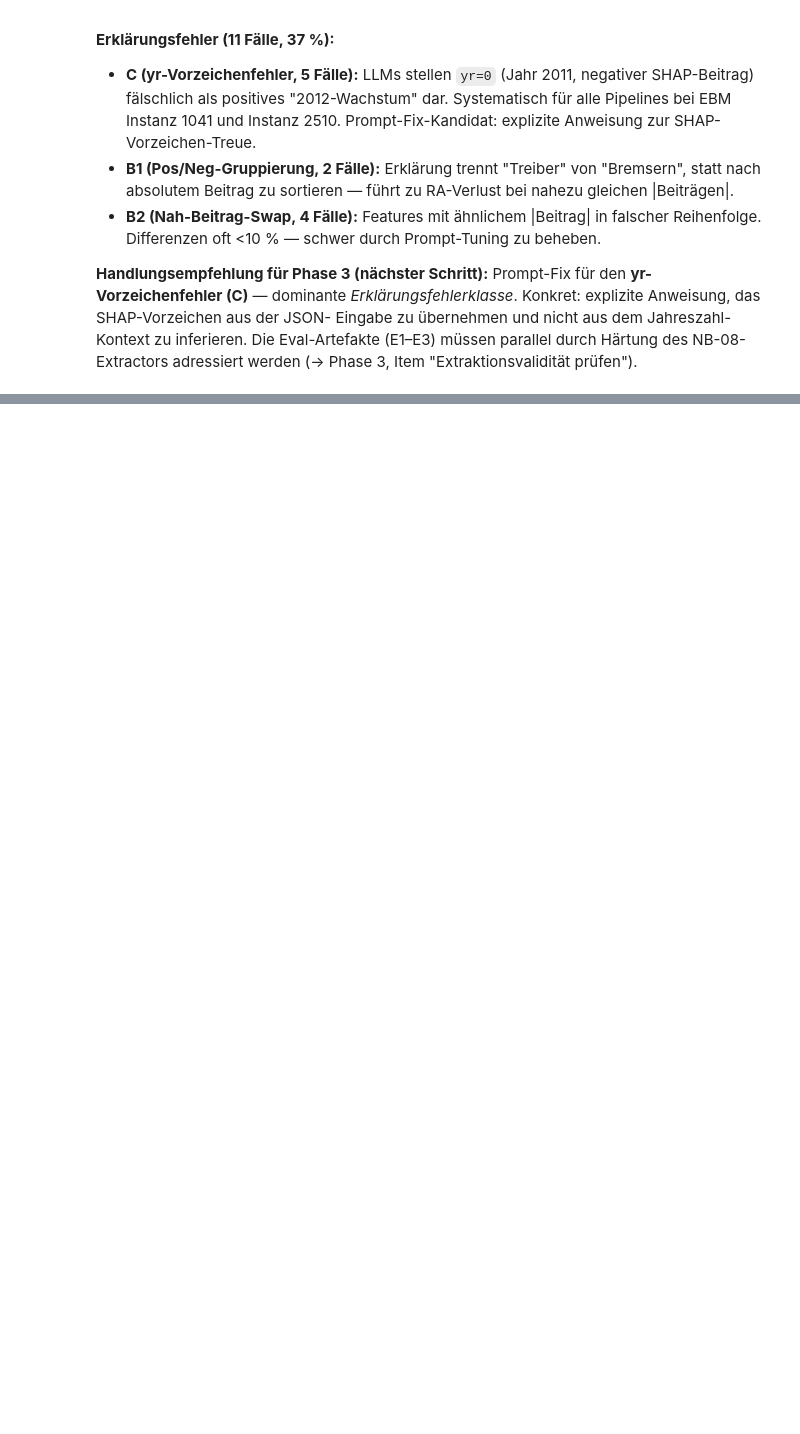
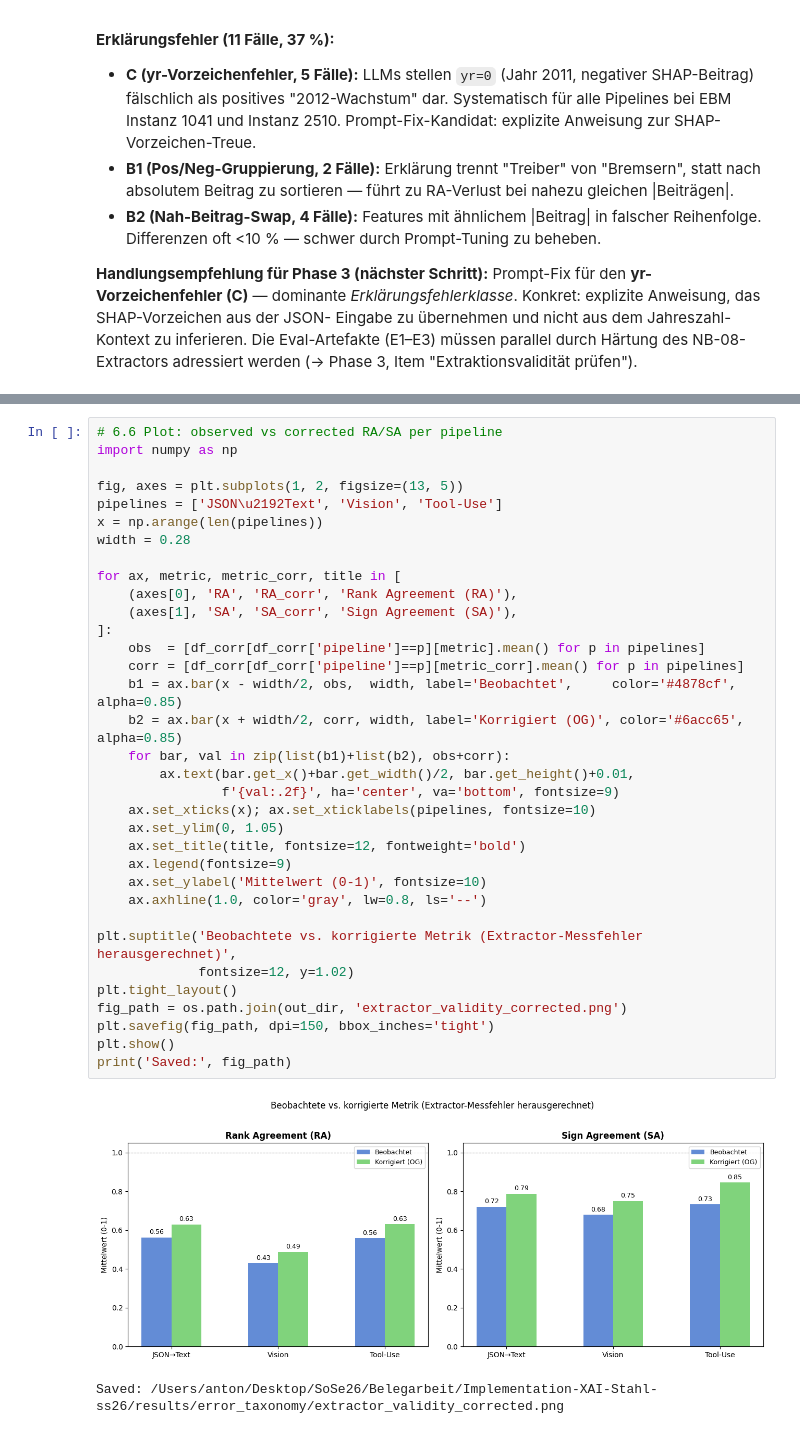
Before and after one commit to antonpstahl/Implementation-XAI-Stahl-ss26, a Jupyter notebook: notebooks/09_Error_Taxonomy.ipynb, the cells around one changed output, grey strips where cells are left out. Cells and saved outputs as stored; diff of their text form; blank space fills up the shorter version.

Commit message:
Feature: Adds extraction validity check for all 60 LLM cases

```diff
--- a/notebooks/09_Error_Taxonomy.ipynb
+++ b/notebooks/09_Error_Taxonomy.ipynb
@@ -518,0 +786,37 @@ Die Eval-Artefakte (E1–E3) müssen parallel durch Härtung des NB-08-Extractor
+# %%
+# 6.6 Plot: observed vs corrected RA/SA per pipeline
+import numpy as np
+
+fig, axes = plt.subplots(1, 2, figsize=(13, 5))
+pipelines = ['JSON\u2192Text', 'Vision', 'Tool-Use']
+x = np.arange(len(pipelines))
+width = 0.28
+
+for ax, metric, metric_corr, title in [
+    (axes[0], 'RA', 'RA_corr', 'Rank Agreement (RA)'),
+    (axes[1], 'SA', 'SA_corr', 'Sign Agreement (SA)'),
+]:
+    obs  = [df_corr[df_corr['pipeline']==p][metric].mean() for p in pipelines]
+    corr = [df_corr[df_corr['pipeline']==p][metric_corr].mean() for p in pipelines]
+    b1 = ax.bar(x - width/2, obs,  width, label='Beobachtet',     color='#4878cf', alpha=0.85)
+    b2 = ax.bar(x + width/2, corr, width, label='Korrigiert (OG)', color='#6acc65', alpha=0.85)
+    for bar, val in zip(list(b1)+list(b2), obs+corr):
+        ax.text(bar.get_x()+bar.get_width()/2, bar.get_height()+0.01,
+                f'{val:.2f}', ha='center', va='bottom', fontsize=9)
+    ax.set_xticks(x); ax.set_xticklabels(pipelines, fontsize=10)
+    ax.set_ylim(0, 1.05)
+    ax.set_title(title, fontsize=12, fontweight='bold')
+    ax.legend(fontsize=9)
+    ax.set_ylabel('Mittelwert (0-1)', fontsize=10)
+    ax.axhline(1.0, color='gray', lw=0.8, ls='--')
+
+plt.suptitle('Beobachtete vs. korrigierte Metrik (Extractor-Messfehler herausgerechnet)',
+             fontsize=12, y=1.02)
+plt.tight_layout()
+fig_path = os.path.join(out_dir, 'extractor_validity_corrected.png')
+plt.savefig(fig_path, dpi=150, bbox_inches='tight')
+plt.show()
+print('Saved:', fig_path)
+# %% [output]
+[figure, added]
+Saved: /Users/anton/Desktop/SoSe26/Belegarbeit/Implementation-XAI-Stahl-ss26/results/error_taxonomy/extractor_validity_corrected.png
```
Also changed, not shown: parts of 7 cells of this notebook, 3 other files.
